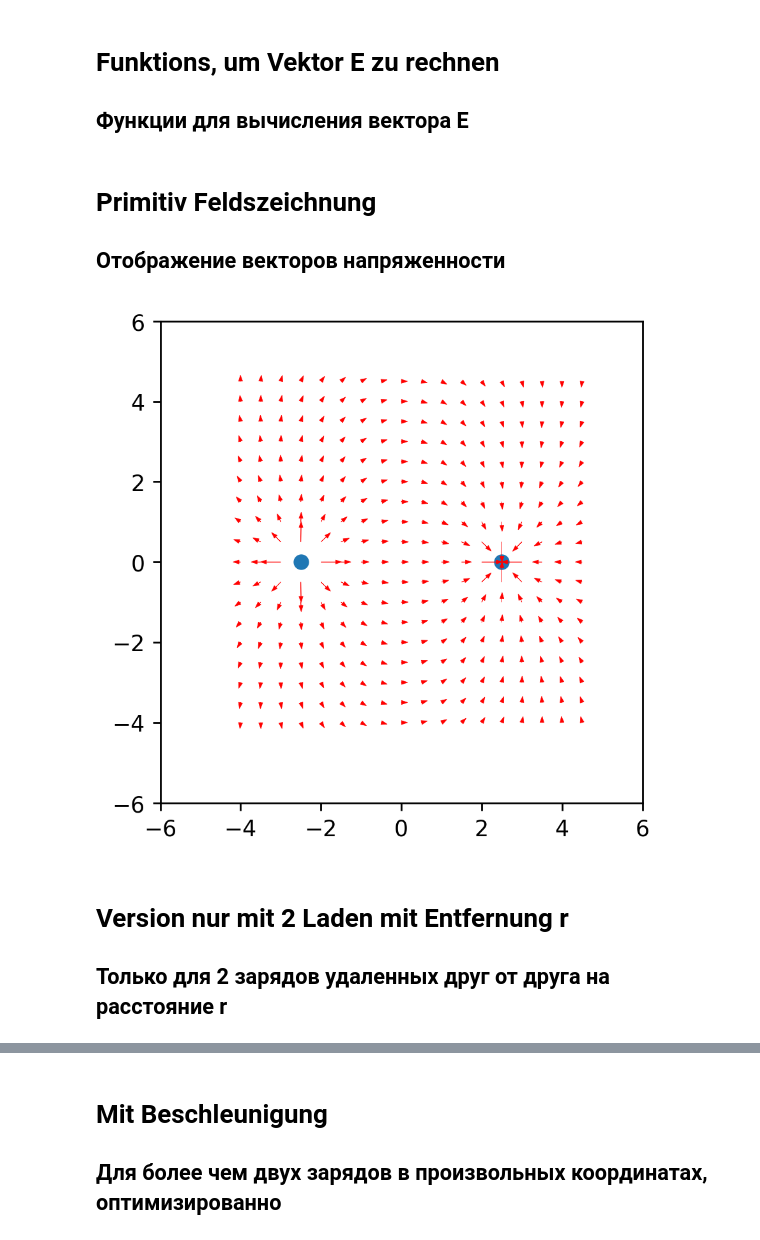
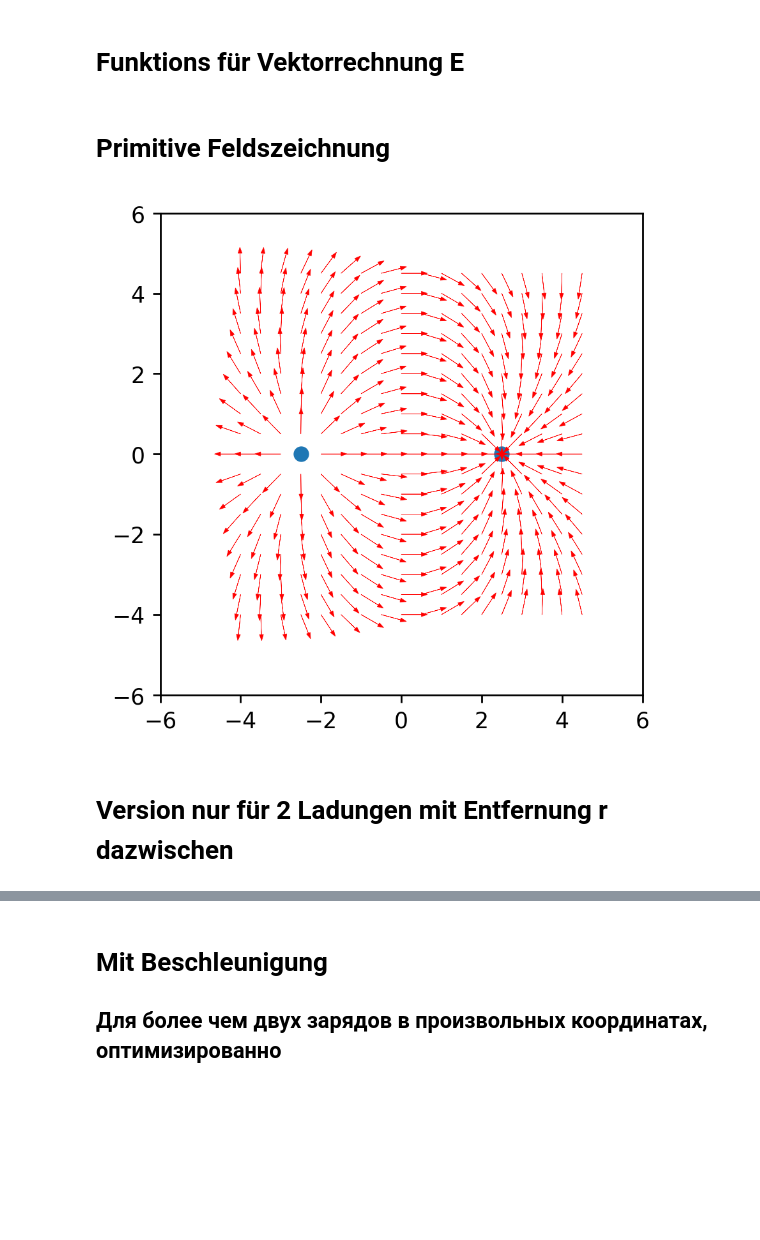
Before and after one commit to Neptune-1/Physik, a Jupyter notebook: Feld.ipynb, the cells around one changed output, grey strips where cells are left out. Cells and saved outputs as stored; diff of their text form; code cells hidden in the pictures; blank space fills up the shorter version.

```diff
--- a/Feld.ipynb
+++ b/Feld.ipynb
@@ -18,8 +18,8 @@ Requirement already satisfied: llvmlite>=0.31.0dev0 in /usr/local/lib/python3.6/
-# %% [markdown]
-# Funktions, um Vektor E zu rechnen
-## Функции для вычисления вектора Е
+# %% [markdown]
+
+# Funktions für Vektorrechnung E
 # %%
-def E2(q1,q2, r, x, y):#old vers только для 2 зарядов
+def E2(q1,q2, r, x, y):# nur für 2 Ladungen
     l=1
     k=9*10**9
     v2=(k*q1)/(((x+r/2)**2+(y)**2))
@@ -36,9 +36,9 @@ def E2(q1,q2, r, x, y):#old vers только для 2 зарядов
 
 
 
-    return x1, y1
+    return x1/v1, y1/v1 # oder nur x1, y1 für dynamische Längen der Pfeilen
 
-def E1(q_prop, xs, ys):# для n-ого числа зарядов
+def E1(q_prop, xs, ys): # für n Ladungen
     l=1
     k=9*10**9
     dx=0
@@ -56,41 +56,38 @@ def E1(q_prop, xs, ys):# для n-ого числа зарядов
 
 
     return np.array([dx, dy])
-# %% [markdown]
-# Primitiv Feldszeichnung
-## Отображение векторов напряженности
+# %% [markdown]
+# Primitive Feldszeichnung
 # %%
 size=4
 qual=0.5
 gr=np.mgrid[-size:(size+1):qual, -size:(size+1):qual]
 xg, yg = np.array(gr[0]).reshape(-1), np.array(gr[1]).reshape(-1)
 
 q1 = 1*10**(-10)
 q2 = -1*10**(-10)
 r  = 5
 size=5
 plt.figure(dpi=250)
 plt.xlim(-(size+1), (size+1))
 plt.ylim(-(size+1), (size+1))
 plt.gca().set_aspect('equal', adjustable='box')
 plt.scatter([-r/2,r/2],[0,0])
 E=0
 n=30
 
 for x, y in zip(xg, yg):
 
     x1, y1 = E2(q1,q2,r,x,y)
 
-
     plt.scatter([x,x1+x],[y,y1+y],s=0, c='w')
 
-    plt.arrow(x,y,x1*10,y1*10, color='r',head_width=0.1, linewidth=0.2)
+    plt.arrow(x,y,x1*0.5,y1*0.5, color='r',head_width=0.1, linewidth=0.2)
 plt.show()
 # %% [output]
-[figure, old version]
+[figure, new version]
 # %% [markdown]
-# Version nur mit 2 Laden mit Entfernung r
-## Только для 2 зарядов удаленных друг от друга на расстояние r
+# Version nur für 2 Ladungen mit Entfernung r dazwischen
 # %%
 q1 = 10**(-7)
 q2 = 2*10**(-7)
```
Also changed, not shown: parts of 19 cells of this notebook.
